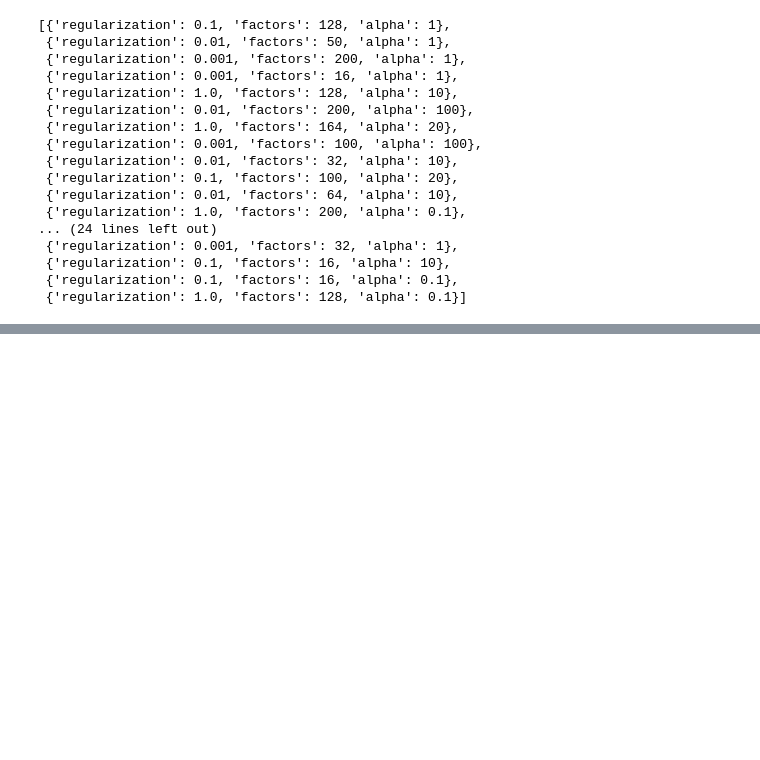
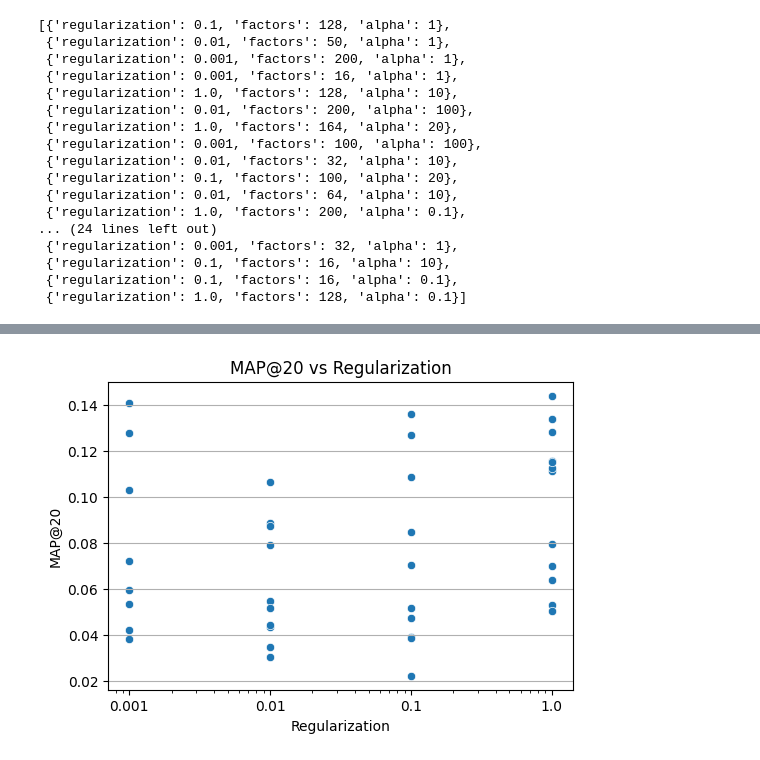
Before and after one commit to dahermar/TFM-Music-Recommendation-System, a Jupyter notebook: System/collaborative_filtering_als.ipynb, the cells around one changed output, grey strips where cells are left out. Cells and saved outputs as stored; diff of their text form; code cells hidden in the pictures; blank space fills up the shorter version.

```diff
--- a/System/collaborative_filtering_als.ipynb
+++ b/System/collaborative_filtering_als.ipynb
@@ -689,0 +788,15 @@ print(f"Best NDCG: index={best_ndcg_idx}, params={best_ndcg_params}, NDCG={ndcg_
+# %%
+plt.figure(figsize=(6, 4))
+sns.scatterplot(
+    data=results_df[results_df['regularization'].isin([0.001, 0.01, 0.1, 1.0])],
+    x='regularization', y='MAP@20'
+)
+plt.xscale('log')
+plt.xticks([0.001, 0.01, 0.1, 1.0], ['0.001', '0.01', '0.1', '1.0'])
+plt.xlabel('Regularization')
+plt.ylabel('MAP@20')
+plt.title('MAP@20 vs Regularization')
+plt.grid(True, axis='y')
+plt.show()
+# %% [output]
+[figure, added]
```
Also changed, not shown: parts of 25 cells of this notebook, 3 other files.
